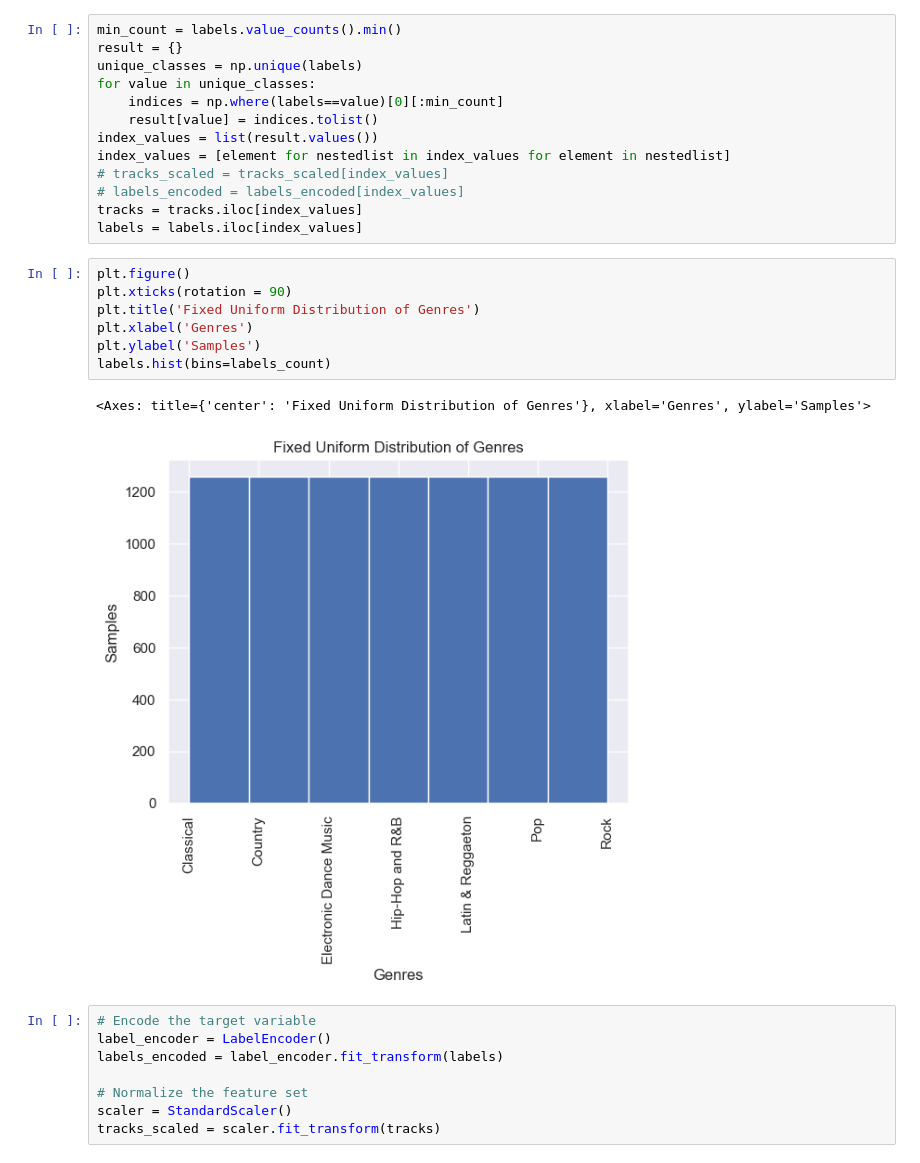
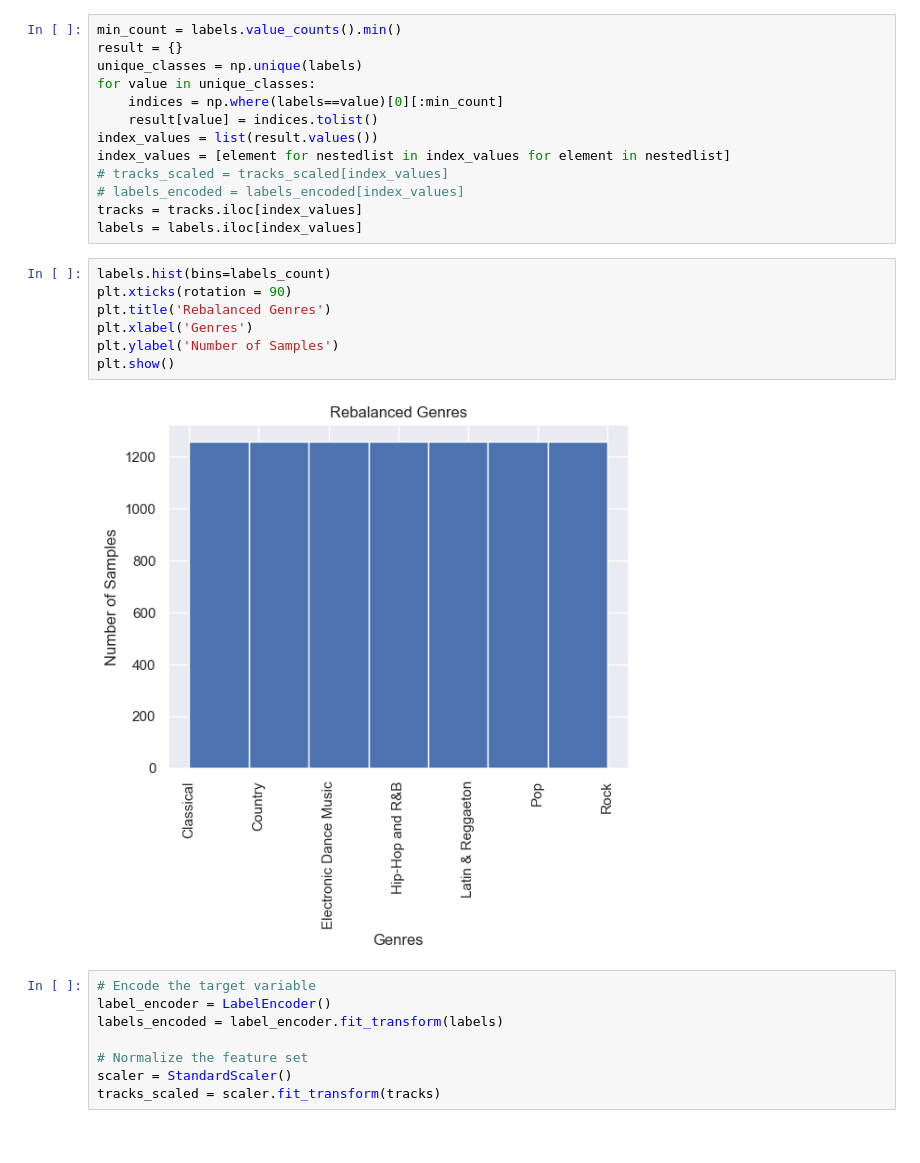
Before and after one commit to ynackash/genre-classification, a Jupyter notebook: main.ipynb, the cells around one changed output. Saved outputs shown, nothing was run; the diff lists cells and outputs as text.

```diff
--- a/main.ipynb
+++ b/main.ipynb
@@ -627,15 +618,14 @@ index_values = [element for nestedlist in index_values for element in nestedlist
 tracks = tracks.iloc[index_values]
 labels = labels.iloc[index_values]
 # %%
-plt.figure()
+labels.hist(bins=labels_count)
 plt.xticks(rotation = 90)
-plt.title('Fixed Uniform Distribution of Genres')
+plt.title('Rebalanced Genres')
 plt.xlabel('Genres')
-plt.ylabel('Samples')
-labels.hist(bins=labels_count)
+plt.ylabel('Number of Samples')
+plt.show()
 # %% [output]
-<Axes: title={'center': 'Fixed Uniform Distribution of Genres'}, xlabel='Genres', ylabel='Samples'>
-[figure, old version]
+[figure, new version]
 # %%
 # Encode the target variable
 label_encoder = LabelEncoder()
```
Also changed, not shown: parts of 58 cells of this notebook.
